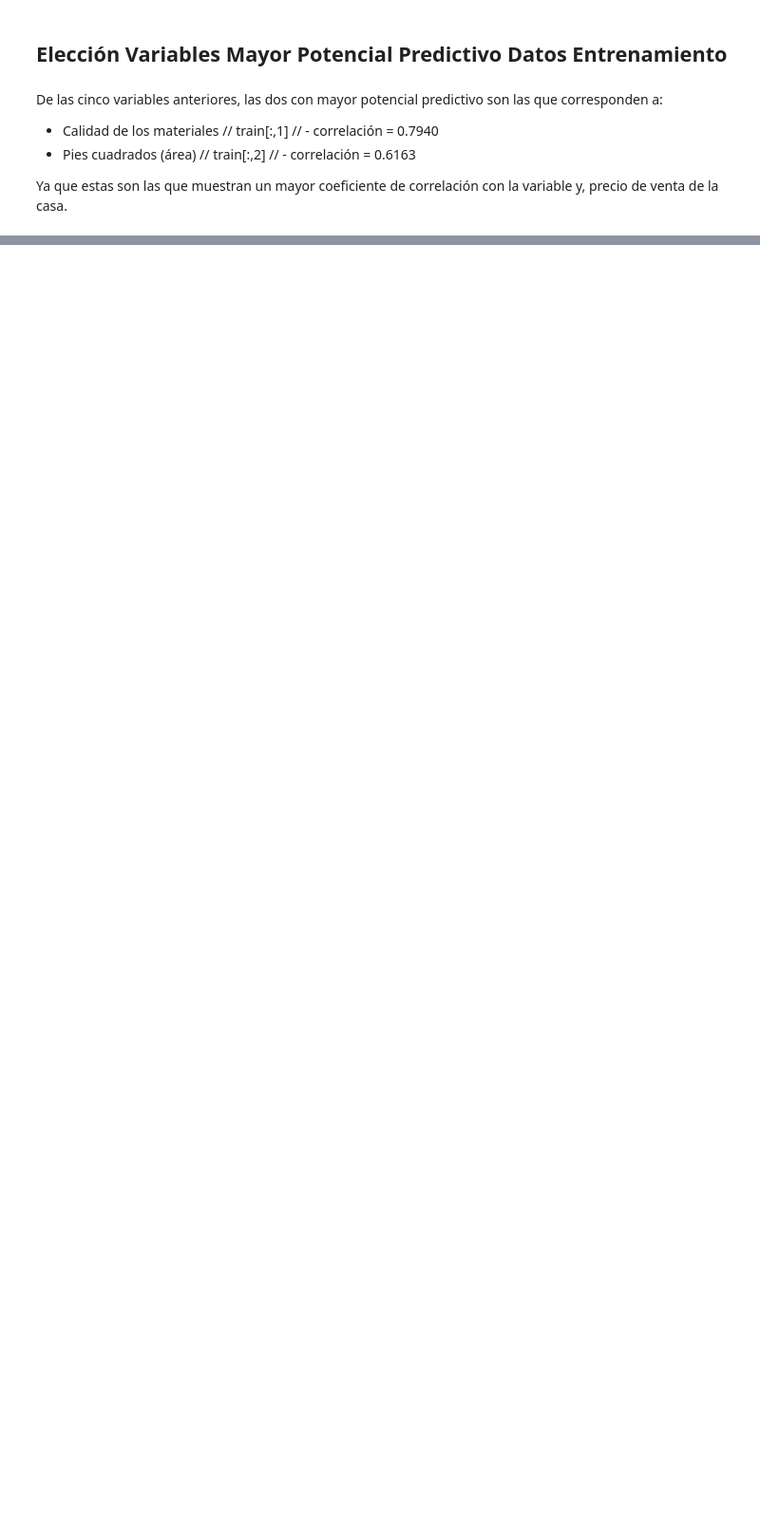
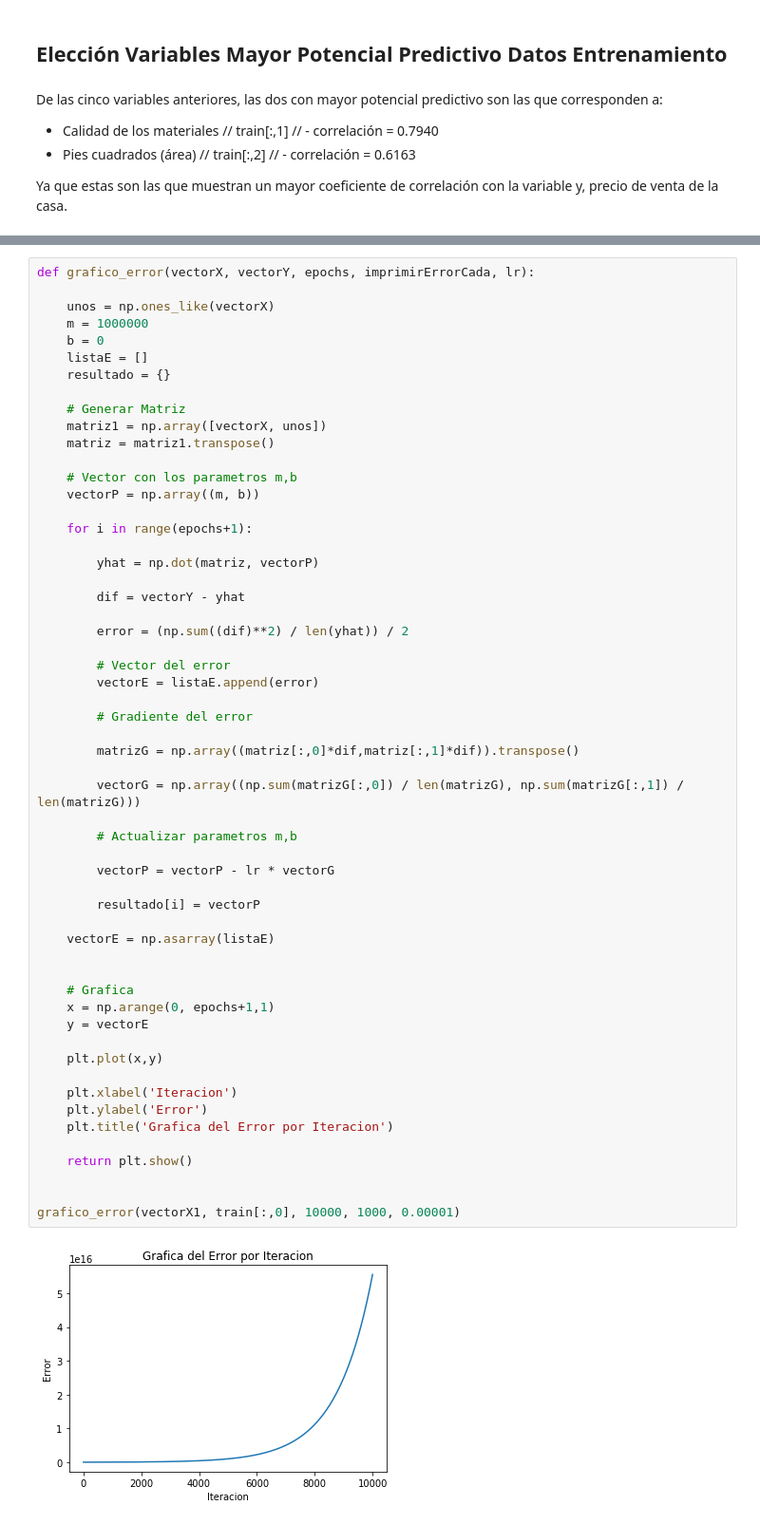
Before and after one commit to EldaCalderon/Proyecto-Phyton, a Jupyter notebook: ProyectoFinal.ipynb, the cells around one changed output, grey strips where cells are left out. Shown: that part at 95% size. Cells and saved outputs as stored; diff of their text form; blank space fills up the shorter version.

```diff
--- a/ProyectoFinal.ipynb
+++ b/ProyectoFinal.ipynb
@@ -545,0 +578,58 @@ print(vectorP)
+# %%
+def grafico_error(vectorX, vectorY, epochs, imprimirErrorCada, lr):
+
+    unos = np.ones_like(vectorX)
+    m = 1000000
+    b = 0
+    listaE = []
+    resultado = {}
+
+    # Generar Matriz
+    matriz1 = np.array([vectorX, unos])
+    matriz = matriz1.transpose()
+
+    # Vector con los parametros m,b
+    vectorP = np.array((m, b))
+
+    for i in range(epochs+1):
+
+        yhat = np.dot(matriz, vectorP)
+
+        dif = vectorY - yhat
+
+        error = (np.sum((dif)**2) / len(yhat)) / 2
+
+        # Vector del error
+        vectorE = listaE.append(error)
+
+        # Gradiente del error
+
+        matrizG = np.array((matriz[:,0]*dif,matriz[:,1]*dif)).transpose()
+
+        vectorG = np.array((np.sum(matrizG[:,0]) / len(matrizG), np.sum(matrizG[:,1]) / len(matrizG)))
+
+        # Actualizar parametros m,b
+
+        vectorP = vectorP - lr * vectorG
+
+        resultado[i] = vectorP
+
+    vectorE = np.asarray(listaE)
+
+
+    # Grafica
+    x = np.arange(0, epochs+1,1)
+    y = vectorE
+
+    plt.plot(x,y)
+
+    plt.xlabel('Iteracion')
+    plt.ylabel('Error')
+    plt.title('Grafica del Error por Iteracion')
+
+    return plt.show()
+
+
+grafico_error(vectorX1, train[:,0], 10000, 1000, 0.00001)
+# %% [output]
+[figure, added]
```
Also changed, not shown: parts of 26 cells of this notebook.
